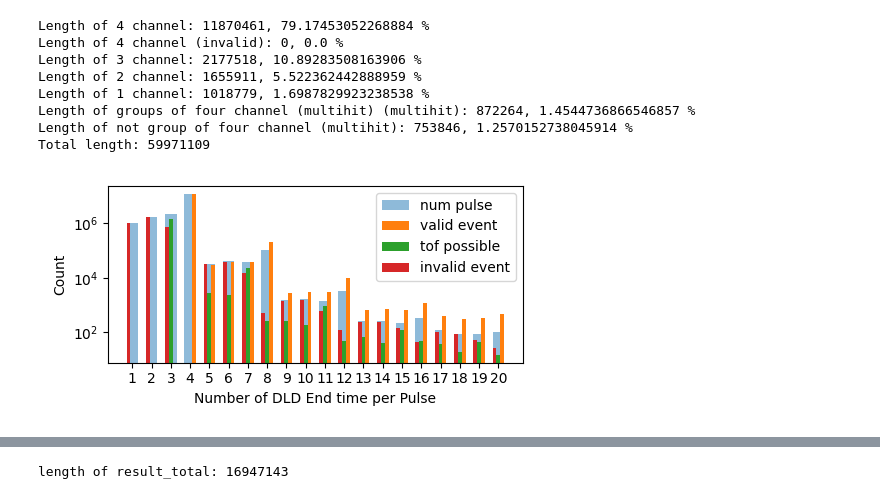
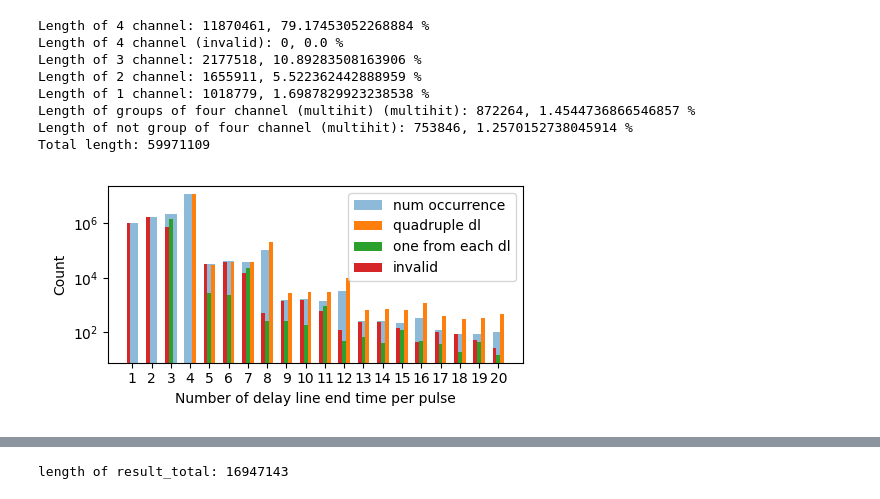
Before and after one commit to mmonajem/pyoxcart, a Jupyter notebook: pyccapt/calibration/tutorials/jupyter_files/raw_data_analysis.ipynb, the cells around one changed output, grey strips where cells are left out. Cells and saved outputs as stored; diff of their text form; code cells hidden in the pictures.

```diff
--- a/pyccapt/calibration/tutorials/jupyter_files/raw_data_analysis.ipynb
+++ b/pyccapt/calibration/tutorials/jupyter_files/raw_data_analysis.ipynb
@@ -462,36 +467,36 @@ for x in result_total:
 # Extract the sorted lengths and counts
 # lengths_all, counts_all = zip(*sorted_lengths)
 bins = np.arange(1, 500)
 channel_lengths_arr = np.array(list(channel_lengths.values()))
 channel_lengths_event_valid_arr = np.array(list(channel_lengths_event_valid.values()))
 channel_lengths_tof_valid_arr = np.array(list(channel_lengths_tof_valid.values()))
 channel_lengths_invalid_arr = np.array(list(channel_lengths_invalid.values()))
 
 index = 20
 channel_lengths_arr = channel_lengths_arr[:index]
 channel_lengths_event_valid_arr = channel_lengths_event_valid_arr[:index]
 channel_lengths_tof_valid_arr = channel_lengths_tof_valid_arr[:index]
 channel_lengths_invalid_arr = channel_lengths_invalid_arr[:index]
 
 # Define the width of the bars
 width = 0.2
 fig, ax = plt.subplots(figsize=(5,2.5))
 # Plot bar charts for all arrays
-plt.bar(bins[:index], channel_lengths_arr, width=width*3, label='num pulse', alpha=0.5)
-plt.bar(bins[:index] + width, channel_lengths_event_valid_arr, width=width, label='valid event')
-plt.bar(bins[:index], channel_lengths_tof_valid_arr, width=width, label='tof possible')
-plt.bar(bins[:index] - width, channel_lengths_invalid_arr, width=width, label='invalid event')
+plt.bar(bins[:index], channel_lengths_arr, width=width*3, label='num occurrence', alpha=0.5)
+plt.bar(bins[:index] + width, channel_lengths_event_valid_arr, width=width, label='quadruple dl')
+plt.bar(bins[:index], channel_lengths_tof_valid_arr, width=width, label='one from each dl')
+plt.bar(bins[:index] - width, channel_lengths_invalid_arr, width=width, label='invalid')
 
-ax.set_xlabel('Number of DLD End time per Pulse', fontsize=10)
+ax.set_xlabel('Number of delay line end time per pulse', fontsize=10)
 plt.xticks(bins[:index], [str(i) for i in range(1, index+1)])
 ax.set_ylabel('Count', fontsize=10)
 ax.set_yscale('log')
 plt.legend(loc='upper right')
 plt.tight_layout()
 from matplotlib import rcParams
 rcParams['svg.fonttype'] = 'none'
 plt.savefig("raw_stat.svg", format="svg", dpi=600)
 plt.savefig("raw_stat.png", format="png", dpi=600)
 plt.show()
 # %% [output]
-[figure, old version]
+[figure, new version]
```
Also changed, not shown: parts of 8 cells of this notebook, 1 other file.
